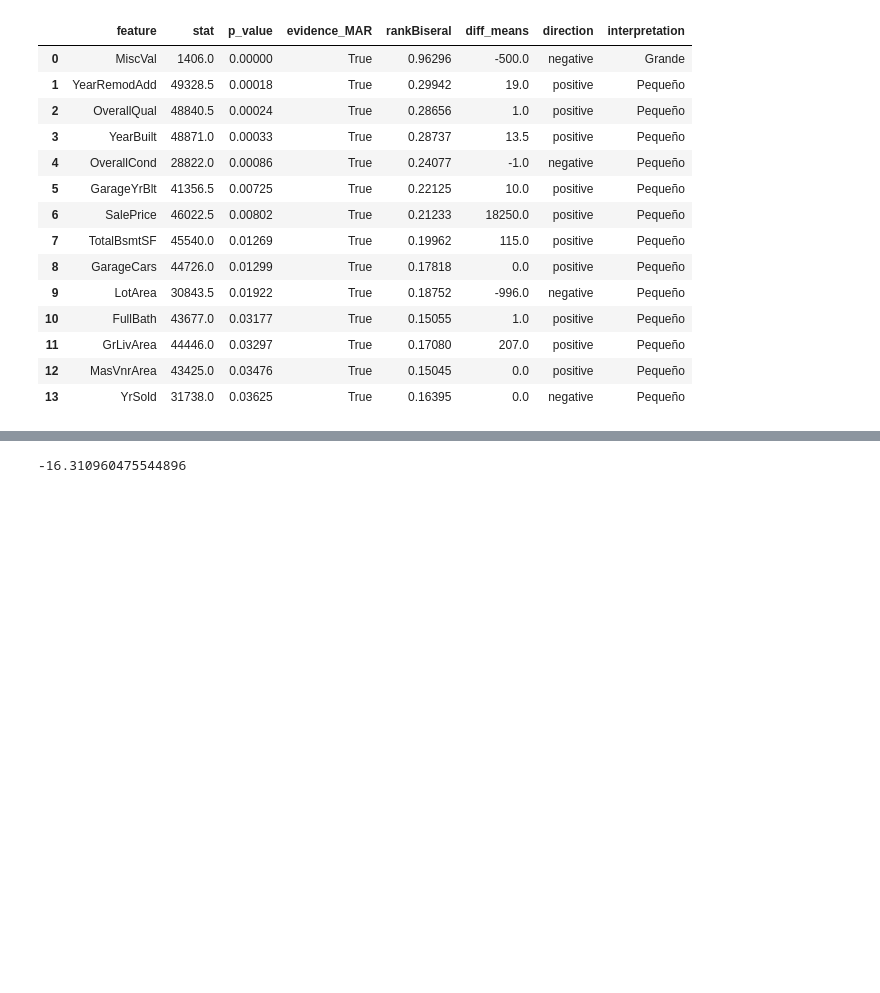
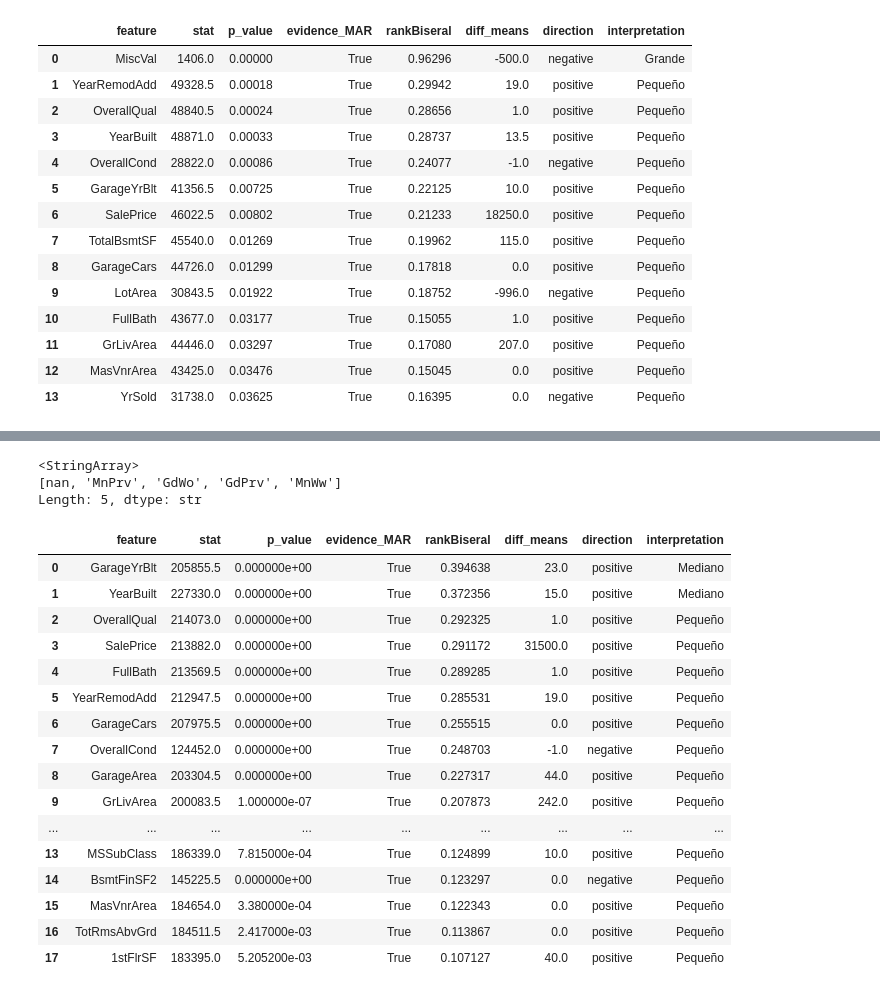
Before and after one commit to Albe036/ML-house-prices, a Jupyter notebook: notebooks_opt/missing_values.ipynb, the cells around one changed output, grey strips where cells are left out. Saved outputs shown, nothing was run; the diff lists cells and outputs as text; code cells hidden in the pictures; blank space fills up the shorter version.

```diff
--- a/notebooks_opt/missing_values.ipynb
+++ b/notebooks_opt/missing_values.ipynb
@@ -193,9 +233,41 @@ Length: 3, dtype: str
-# %%
-listFeatures = ["Alley", "MSSubClass"]
-testAlley = use_df.copy()
-testAlley['Alley'] = testAlley['Alley'].fillna('PRU')
-missVal = testAlley[testAlley['Alley'] == 'PRU']['LotFrontage'].dropna().mean()
-presVal = testAlley[testAlley['Alley'] != 'PRU']['LotFrontage'].dropna().mean()
-print(presVal - missVal)
-# %% [output]
--16.310960475544896
+# %%
+#Se imputa 'NoAlley' a los valores faltantes en la columna 'Alley'
+use_df['Alley'] = use_df['Alley'].fillna('NoAlley')
+# %%
+"""
+Fence: Calidad de la cerca.
+
+GdPrv	Good Privacy (Buena privacidad)
+MnPrv	Minimum Privacy (Privacidad mínima)
+GdWo	Good Wood (Buena madera)
+MnWw	Minimum Wood/Wire (Madera/alambre mínima)
+NA	No Fence (Sin cerca)
+"""
+uniqueFence = use_df['Fence'].unique()
+print(uniqueFence)
+
+resFence = nmc.mannWhitneyU(featureMissingValues="Fence",  effectSizeAndDirection=EffectSizeAndDirection.rank_biserial)
+resFence = resFence.apply(lambda x: x.round(7)).sort_values(by="rankBiseral", ascending=False)
+resFence = resFence[(resFence["evidence_MAR"]) & (resFence["p_value"] < 0.05) & (resFence["rankBiseral"].abs() > 0.1)].reset_index(drop=True)
+dsp(resFence)
+# %% [output]
+<StringArray>
+[nan, 'MnPrv', 'GdWo', 'GdPrv', 'MnWw']
+Length: 5, dtype: str
+|  | feature | stat | p_value | evidence_MAR | rankBiseral | diff_means | direction | interpretation |
+| 0 | GarageYrBlt | 205855.5 | 0.000000e+00 | True | 0.394638 | 23.0 | positive | Mediano |
+| 1 | YearBuilt | 227330.0 | 0.000000e+00 | True | 0.372356 | 15.0 | positive | Mediano |
+| 2 | OverallQual | 214073.0 | 0.000000e+00 | True | 0.292325 | 1.0 | positive | Pequeño |
+| 3 | SalePrice | 213882.0 | 0.000000e+00 | True | 0.291172 | 31500.0 | positive | Pequeño |
+| 4 | FullBath | 213569.5 | 0.000000e+00 | True | 0.289285 | 1.0 | positive | Pequeño |
+| 5 | YearRemodAdd | 212947.5 | 0.000000e+00 | True | 0.285531 | 19.0 | positive | Pequeño |
+| 6 | GarageCars | 207975.5 | 0.000000e+00 | True | 0.255515 | 0.0 | positive | Pequeño |
+| 7 | OverallCond | 124452.0 | 0.000000e+00 | True | 0.248703 | -1.0 | negative | Pequeño |
+| 8 | GarageArea | 203304.5 | 0.000000e+00 | True | 0.227317 | 44.0 | positive | Pequeño |
+| 9 | GrLivArea | 200083.5 | 1.000000e-07 | True | 0.207873 | 242.0 | positive | Pequeño |
+| ... | ... | ... | ... | ... | ... | ... | ... | ... |
+| 13 | MSSubClass | 186339.0 | 7.815000e-04 | True | 0.124899 | 10.0 | positive | Pequeño |
+| 14 | BsmtFinSF2 | 145225.5 | 0.000000e+00 | True | 0.123297 | 0.0 | negative | Pequeño |
+| 15 | MasVnrArea | 184654.0 | 3.380000e-04 | True | 0.122343 | 0.0 | positive | Pequeño |
+| 16 | TotRmsAbvGrd | 184511.5 | 2.417000e-03 | True | 0.113867 | 0.0 | positive | Pequeño |
+| 17 | 1stFlrSF | 183395.0 | 5.205200e-03 | True | 0.107127 | 40.0 | positive | Pequeño |
```
Also changed, not shown: parts of 4 cells of this notebook.
